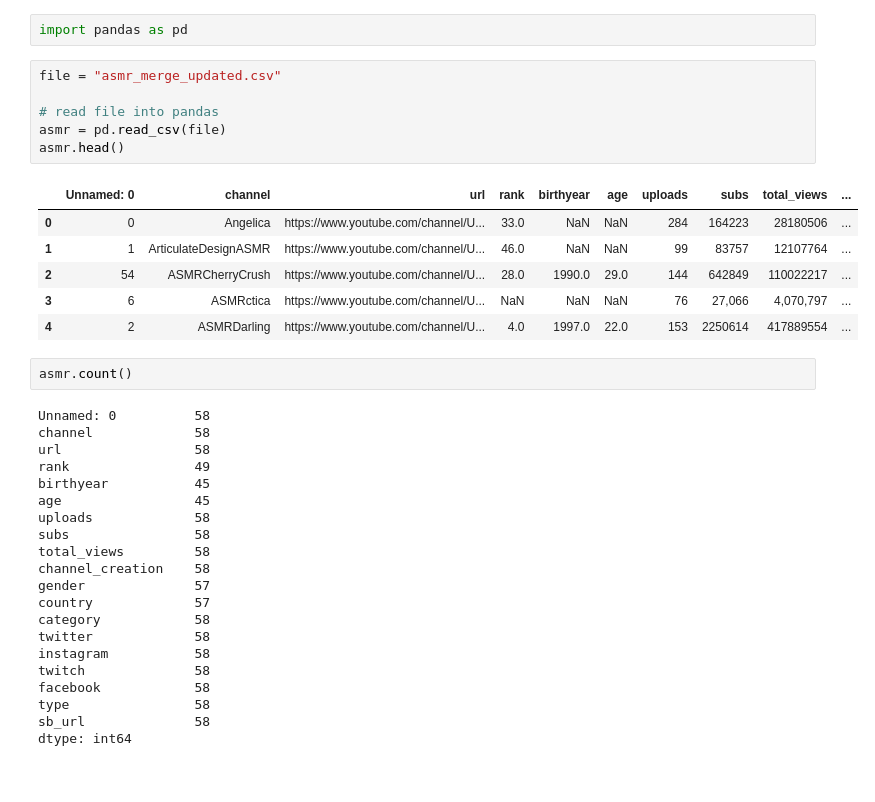
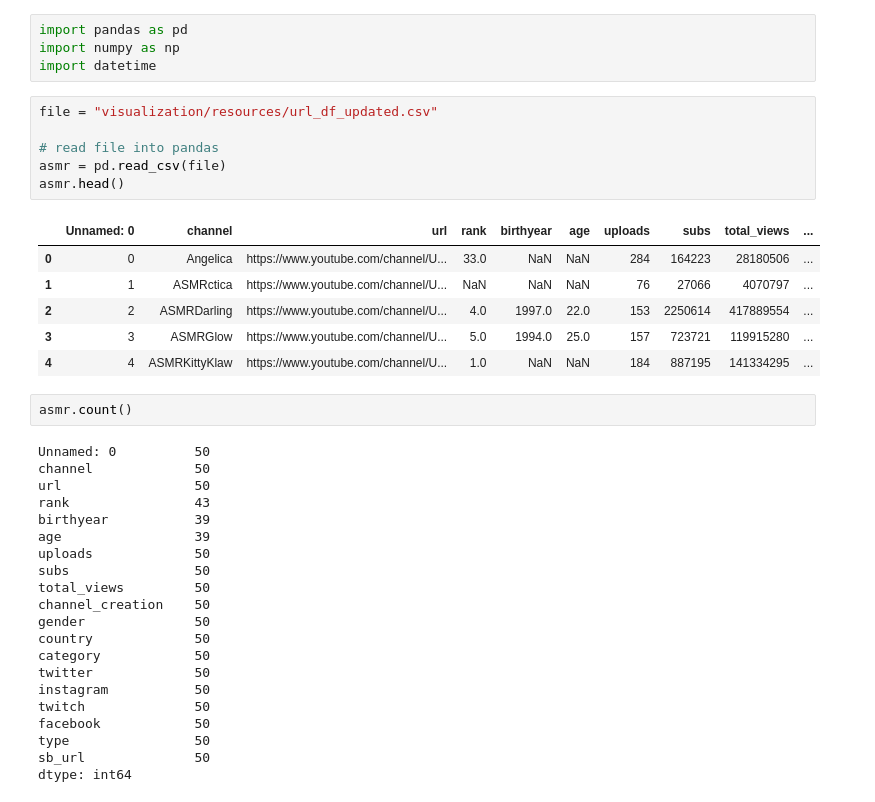
Before and after one commit to shortpoet/YouTube-Data-Analytics-and-Visualization, a Jupyter notebook: c3js/asmrAnalysis.ipynb, the cells around one changed output. Cells and saved outputs as stored; diff of their text form.

```diff
--- a/c3js/asmrAnalysis.ipynb
+++ b/c3js/asmrAnalysis.ipynb
@@ -1,38 +1,40 @@
 # %%
 import pandas as pd
+import numpy as np
+import datetime
 # %%
-file = "asmr_merge_updated.csv"
+file = "visualization/resources/url_df_updated.csv"
 
 # read file into pandas
 asmr = pd.read_csv(file)
 asmr.head()
 # %% [output]
 |  | Unnamed: 0 | channel | url | rank | birthyear | age | uploads | subs | total_views | ... |
 | 0 | 0 | Angelica | https://www.youtube.com/channel/U... | 33.0 | NaN | NaN | 284 | 164223 | 28180506 | ... |
-| 1 | 1 | ArticulateDesignASMR | https://www.youtube.com/channel/U... | 46.0 | NaN | NaN | 99 | 83757 | 12107764 | ... |
-| 2 | 54 | ASMRCherryCrush | https://www.youtube.com/channel/U... | 28.0 | 1990.0 | 29.0 | 144 | 642849 | 110022217 | ... |
-| 3 | 6 | ASMRctica | https://www.youtube.com/channel/U... | NaN | NaN | NaN | 76 | 27,066 | 4,070,797 | ... |
-| 4 | 2 | ASMRDarling | https://www.youtube.com/channel/U... | 4.0 | 1997.0 | 22.0 | 153 | 2250614 | 417889554 | ... |
+| 1 | 1 | ASMRctica | https://www.youtube.com/channel/U... | NaN | NaN | NaN | 76 | 27066 | 4070797 | ... |
+| 2 | 2 | ASMRDarling | https://www.youtube.com/channel/U... | 4.0 | 1997.0 | 22.0 | 153 | 2250614 | 417889554 | ... |
+| 3 | 3 | ASMRGlow | https://www.youtube.com/channel/U... | 5.0 | 1994.0 | 25.0 | 157 | 723721 | 119915280 | ... |
+| 4 | 4 | ASMRKittyKlaw | https://www.youtube.com/channel/U... | 1.0 | NaN | NaN | 184 | 887195 | 141334295 | ... |
 # %%
 asmr.count()
 # %% [output]
-Unnamed: 0          58
-channel             58
-url                 58
-rank                49
-birthyear           45
-age                 45
-uploads             58
-subs                58
-total_views         58
-channel_creation    58
-gender              57
-country             57
-category            58
-twitter             58
-instagram           58
-twitch              58
-facebook            58
-type                58
-sb_url              58
+Unnamed: 0          50
+channel             50
+url                 50
+rank                43
+birthyear           39
+age                 39
+uploads             50
+subs                50
+total_views         50
+channel_creation    50
+gender              50
+country             50
+category            50
+twitter             50
+instagram           50
+twitch              50
+facebook            50
+type                50
+sb_url              50
 dtype: int64
```
Also changed, not shown: parts of 20 cells of this notebook, 10 other files.
